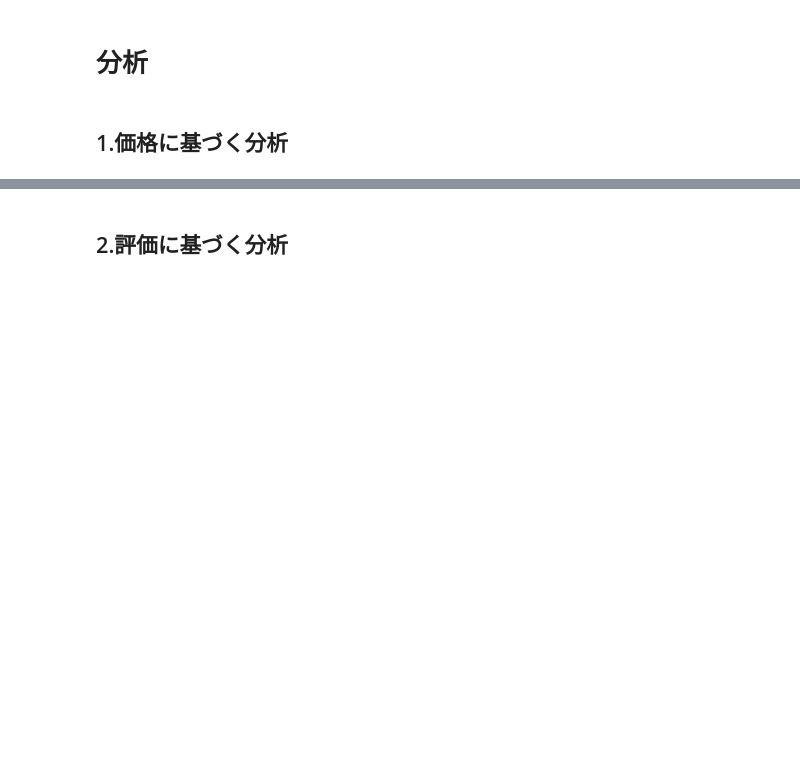
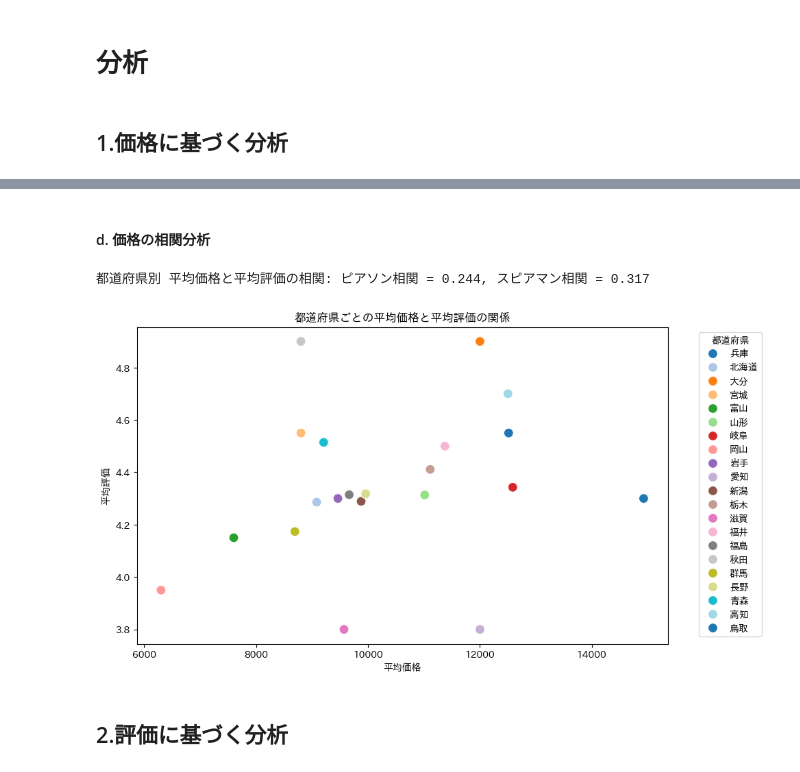
Before and after one commit to mt-hata/dsprog2-calculator, a Jupyter notebook: trip/final.ipynb, the cells around one changed output, grey strips where cells are left out. Drawn from its saved outputs; the diff is of its cells as text; code cells hidden in the pictures; blank space fills up the shorter version.

```diff
--- a/trip/final.ipynb
+++ b/trip/final.ipynb
@@ -194,2 +333,27 @@ print("新しいデータをデータベースに保存しました。")
+# %% [markdown]
+#### d. 価格の相関分析
+# %%
+# 都道府県ごとの平均価格と平均評価の相関分析
+region_stats = df.groupby('pref')[['price', 'rating']].mean().reset_index()
+
+# pearsonrとspeamanr
+from scipy.stats import pearsonr, spearmanr
+
+# 相関分析
+pearson_corr, _ = pearsonr(region_stats['price'], region_stats['rating'])
+spearman_corr, _ = spearmanr(region_stats['price'], region_stats['rating'])
+print(f"都道府県別 平均価格と平均評価の相関: ピアソン相関 = {pearson_corr:.3f}, スピアマン相関 = {spearman_corr:.3f}")
+
+# 散布図のプロット
+plt.figure(figsize=(10, 6))
+sns.scatterplot(data=region_stats, x='price', y='rating', hue='pref', palette='tab20', s=100)
+plt.title("都道府県ごとの平均価格と平均評価の関係")
+plt.xlabel("平均価格")
+plt.ylabel("平均評価")
+plt.legend(title="都道府県", bbox_to_anchor=(1.05, 1), loc='upper left')
+plt.show()
+# %% [output]
+都道府県別 平均価格と平均評価の相関: ピアソン相関 = 0.244, スピアマン相関 = 0.317
+[figure, added]
 # %% [markdown]
 ## 2.評価に基づく分析
```
Also changed, not shown: parts of 22 cells of this notebook, 1 other file.
